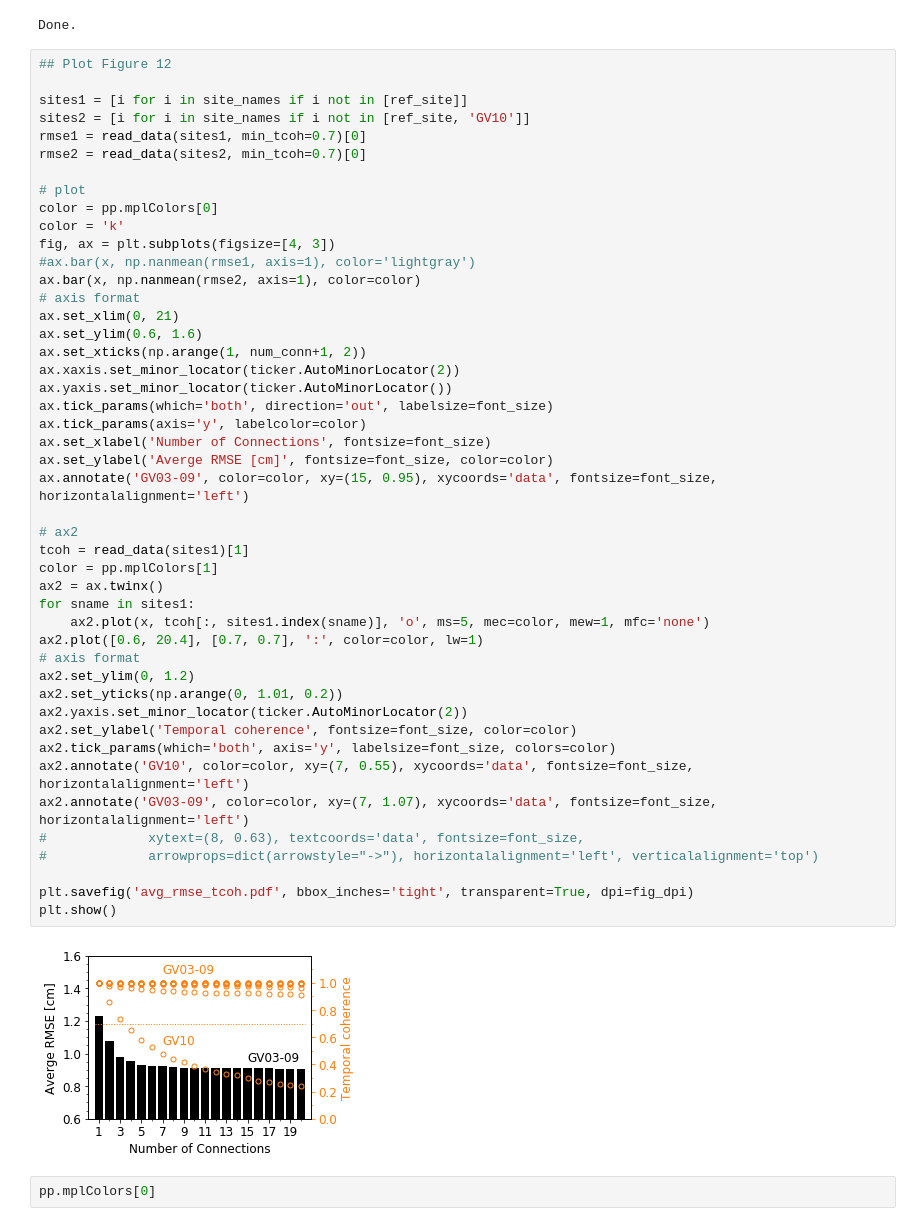
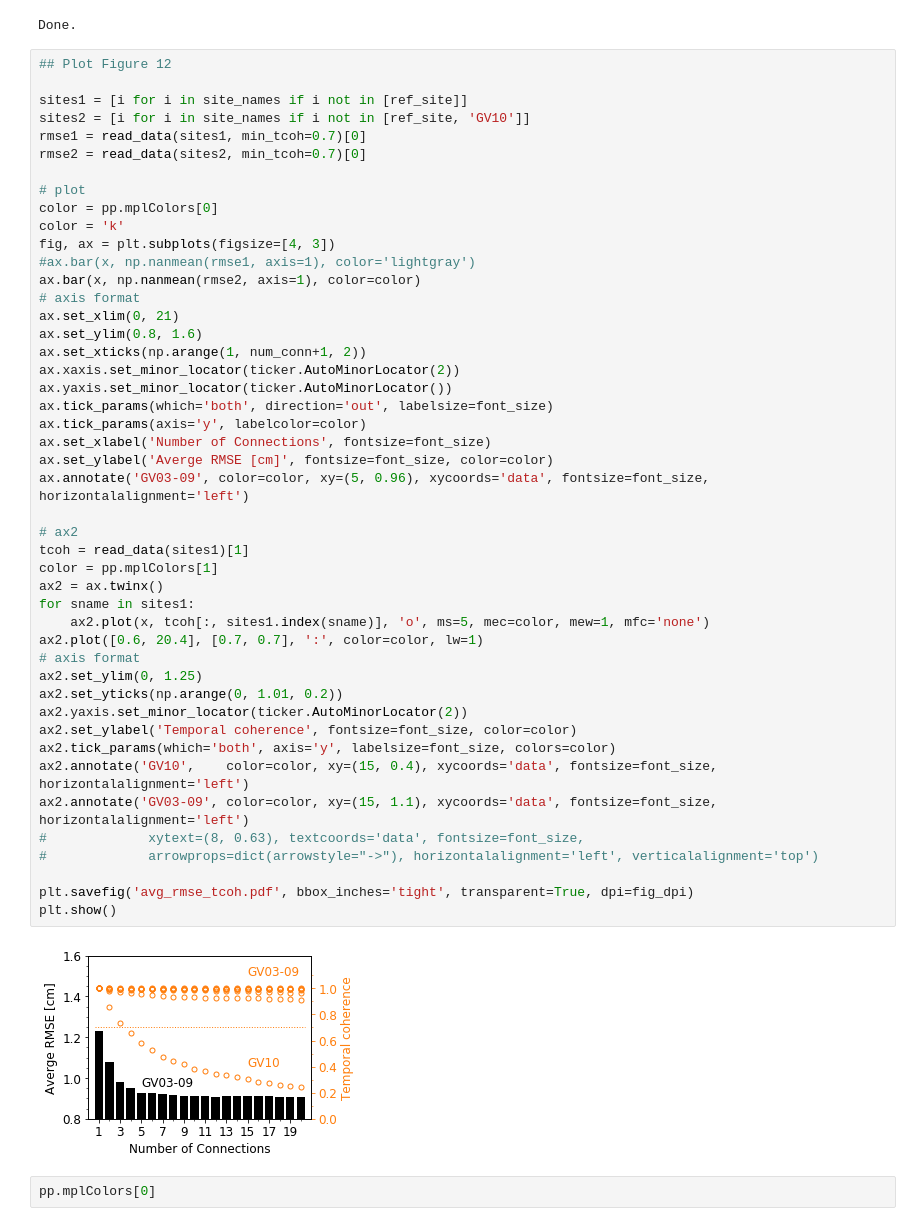
Before and after one commit to geodesymiami/Yunjun_et_al-2019-MintPy, a Jupyter notebook: Fig_12_network_redundancy.ipynb, the cells around one changed output. Cells and saved outputs as stored; diff of their text form.

```diff
--- a/Fig_12_network_redundancy.ipynb
+++ b/Fig_12_network_redundancy.ipynb
@@ -101,39 +101,39 @@ fig, ax = plt.subplots(figsize=[4, 3])
 #ax.bar(x, np.nanmean(rmse1, axis=1), color='lightgray')
 ax.bar(x, np.nanmean(rmse2, axis=1), color=color)
 # axis format
 ax.set_xlim(0, 21)
-ax.set_ylim(0.6, 1.6)
+ax.set_ylim(0.8, 1.6)
 ax.set_xticks(np.arange(1, num_conn+1, 2))
 ax.xaxis.set_minor_locator(ticker.AutoMinorLocator(2))
 ax.yaxis.set_minor_locator(ticker.AutoMinorLocator())
 ax.tick_params(which='both', direction='out', labelsize=font_size)
 ax.tick_params(axis='y', labelcolor=color)
 ax.set_xlabel('Number of Connections', fontsize=font_size)
 ax.set_ylabel('Averge RMSE [cm]', fontsize=font_size, color=color)
-ax.annotate('GV03-09', color=color, xy=(15, 0.95), xycoords='data', fontsize=font_size, horizontalalignment='left')
+ax.annotate('GV03-09', color=color, xy=(5, 0.96), xycoords='data', fontsize=font_size, horizontalalignment='left')
 
 # ax2
 tcoh = read_data(sites1)[1]
 color = pp.mplColors[1]
 ax2 = ax.twinx()
 for sname in sites1:
     ax2.plot(x, tcoh[:, sites1.index(sname)], 'o', ms=5, mec=color, mew=1, mfc='none')
 ax2.plot([0.6, 20.4], [0.7, 0.7], ':', color=color, lw=1)
 # axis format
-ax2.set_ylim(0, 1.2)
+ax2.set_ylim(0, 1.25)
 ax2.set_yticks(np.arange(0, 1.01, 0.2))
 ax2.yaxis.set_minor_locator(ticker.AutoMinorLocator(2))
 ax2.set_ylabel('Temporal coherence', fontsize=font_size, color=color)
 ax2.tick_params(which='both', axis='y', labelsize=font_size, colors=color)
-ax2.annotate('GV10', color=color, xy=(7, 0.55), xycoords='data', fontsize=font_size, horizontalalignment='left')
-ax2.annotate('GV03-09', color=color, xy=(7, 1.07), xycoords='data', fontsize=font_size, horizontalalignment='left')
+ax2.annotate('GV10',    color=color, xy=(15, 0.4), xycoords='data', fontsize=font_size, horizontalalignment='left')
+ax2.annotate('GV03-09', color=color, xy=(15, 1.1), xycoords='data', fontsize=font_size, horizontalalignment='left')
 #             xytext=(8, 0.63), textcoords='data', fontsize=font_size,
 #             arrowprops=dict(arrowstyle="->"), horizontalalignment='left', verticalalignment='top')
 
 plt.savefig('avg_rmse_tcoh.pdf', bbox_inches='tight', transparent=True, dpi=fig_dpi)
 plt.show()
 # %% [output]
-[figure, old version]
+[figure, new version]
 # %%
 pp.mplColors[0]
 # %% [output]
```
Also changed, not shown: 1 other file.
